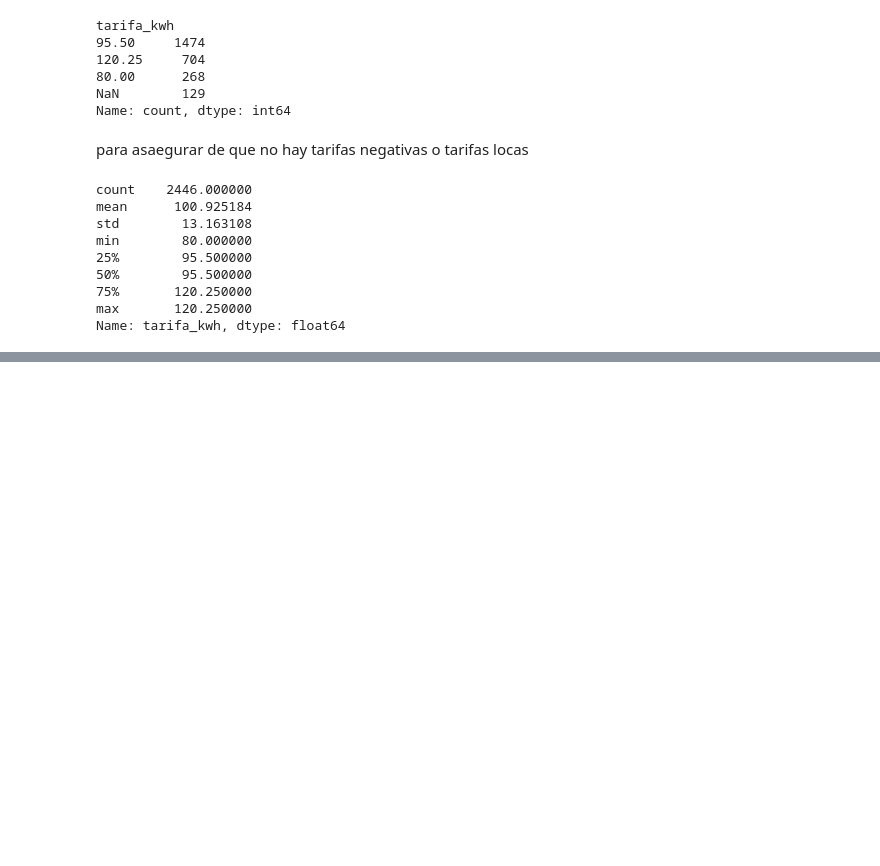
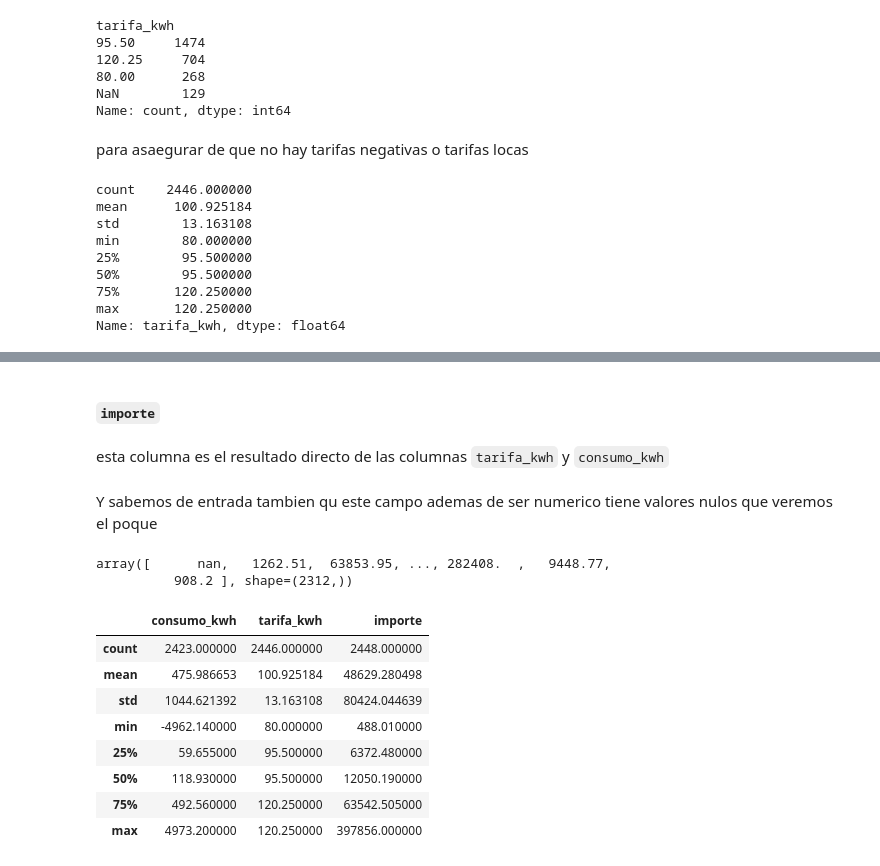
Before and after one commit to giiovannie/tp-final-big-data--EnergiaViva-SA, a Jupyter notebook: exploracion.ipynb, the cells around one changed output, grey strips where cells are left out. Saved outputs shown, nothing was run; the diff lists cells and outputs as text; code cells hidden in the pictures; blank space fills up the shorter version.

```diff
--- a/exploracion.ipynb
+++ b/exploracion.ipynb
@@ -361,0 +426,23 @@ Name: tarifa_kwh, dtype: float64
+# %% [markdown]
+##### `importe`
+# %% [markdown]
+esta columna es el resultado directo de las columnas `tarifa_kwh` y `consumo_kwh`
+# %% [markdown]
+Y sabemos de entrada tambien qu este campo ademas de ser numerico tiene valores nulos que veremos el poque
+# %%
+df["importe"].unique()
+# %% [output]
+array([      nan,   1262.51,  63853.95, ..., 282408.  ,   9448.77,
+          908.2 ], shape=(2312,))
+# %%
+df.describe()
+# %% [output]
+|  | consumo_kwh | tarifa_kwh | importe |
+| count | 2423.000000 | 2446.000000 | 2448.000000 |
+| mean | 475.986653 | 100.925184 | 48629.280498 |
+| std | 1044.621392 | 13.163108 | 80424.044639 |
+| min | -4962.140000 | 80.000000 | 488.010000 |
+| 25% | 59.655000 | 95.500000 | 6372.480000 |
+| 50% | 118.930000 | 95.500000 | 12050.190000 |
+| 75% | 492.560000 | 120.250000 | 63542.505000 |
+| max | 4973.200000 | 120.250000 | 397856.000000 |
```
Also changed, not shown: parts of 16 cells of this notebook.
